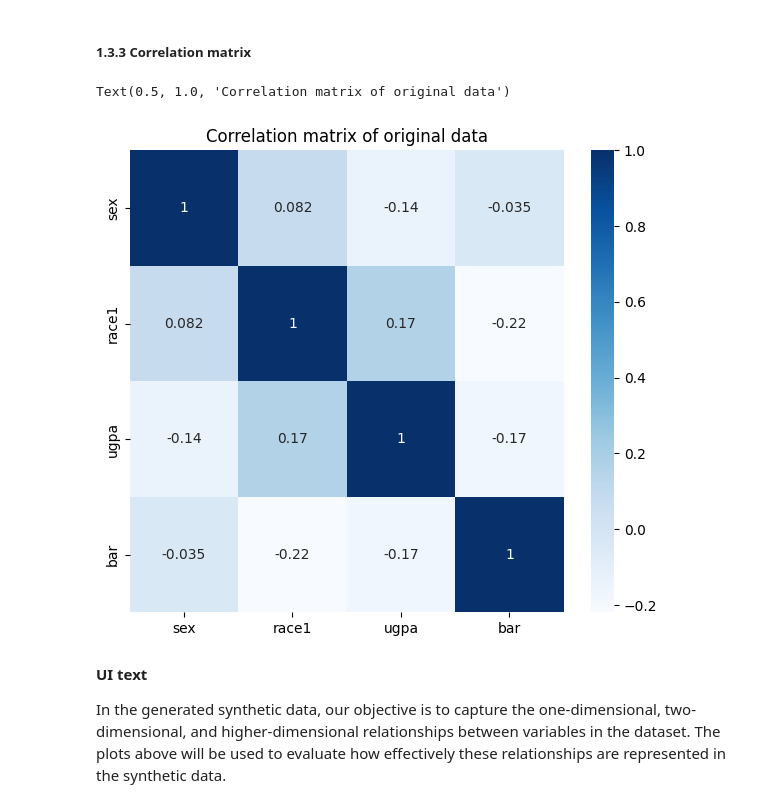
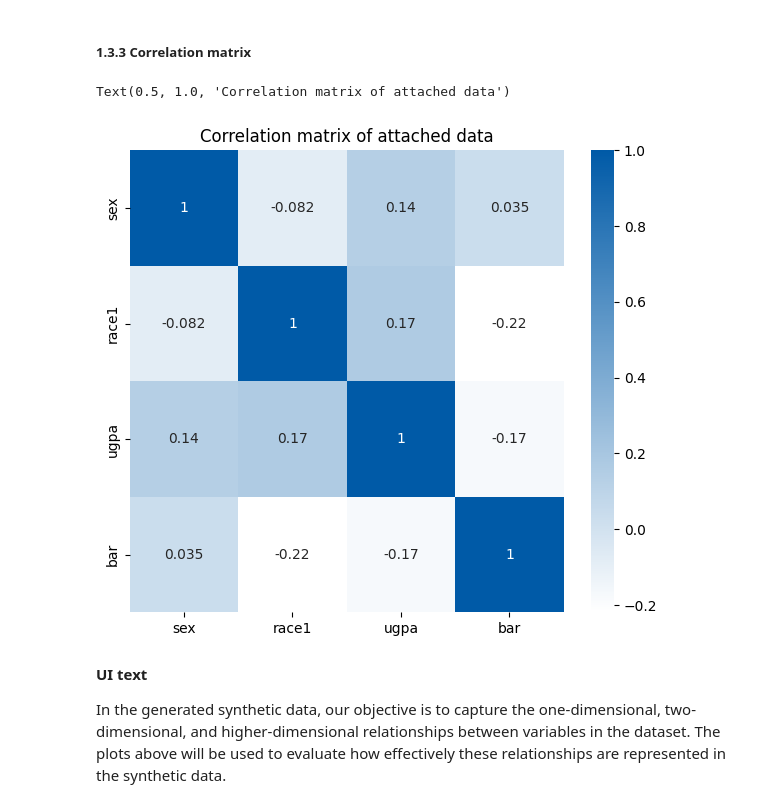
Before and after one commit to NGO-Algorithm-Audit/local-first-web-tool, a Jupyter notebook: notebooks/CART_LawSchoolAdmissionBar.ipynb, the cells around one changed output. Saved outputs shown, nothing was run; the diff lists cells and outputs as text; code cells hidden in the pictures.

```diff
--- a/notebooks/CART_LawSchoolAdmissionBar.ipynb
+++ b/notebooks/CART_LawSchoolAdmissionBar.ipynb
@@ -113,7 +113,7 @@ ugpa: float
 bar: category
 # %%
 # encode categorical data to numeric values
-df_encoded = encode_data(df)[0]
+df_encoded, label_encoders = encode_data(df)
 df_encoded.head()
 # %% [output]
 |  | sex | race1 | ugpa | bar |
@@ -195,11 +188,12 @@ bivariate_plot(df, combined_data, dtypes_dict)
 ##### 1.3.3 Correlation matrix
 # %%
 plt.figure(figsize=(7, 6))
-sns.heatmap(real_data.corr(), annot=True, cmap='Blues')
-plt.title('Correlation matrix of original data')
+cmap = LinearSegmentedColormap.from_list('custom_blues', ['#ffffff', '#005AA7'])
+sns.heatmap(df_encoded.corr(), annot=True, cmap=cmap)
+plt.title('Correlation matrix of attached data')
 # %% [output]
-Text(0.5, 1.0, 'Correlation matrix of original data')
+Text(0.5, 1.0, 'Correlation matrix of attached data')
-[figure, old version]
+[figure, new version]
 # %% [markdown]
 **UI text**
 
```
Also changed, not shown: parts of 16 cells of this notebook, 2 other files.
